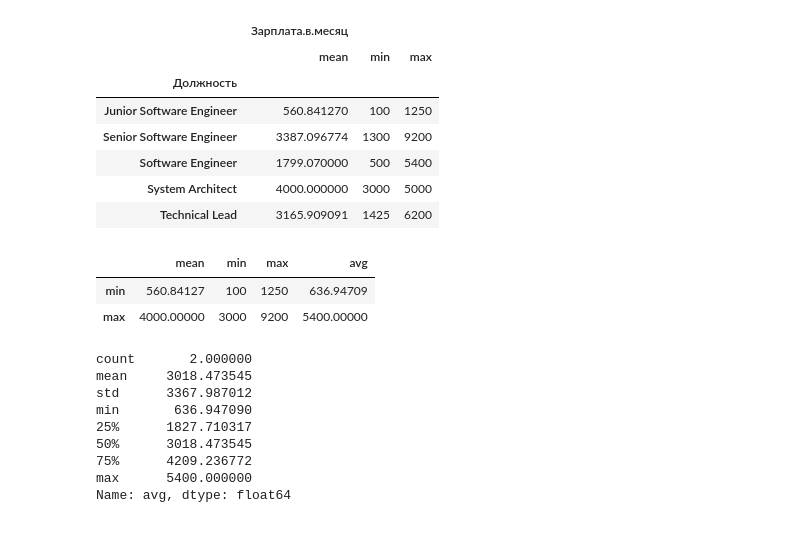
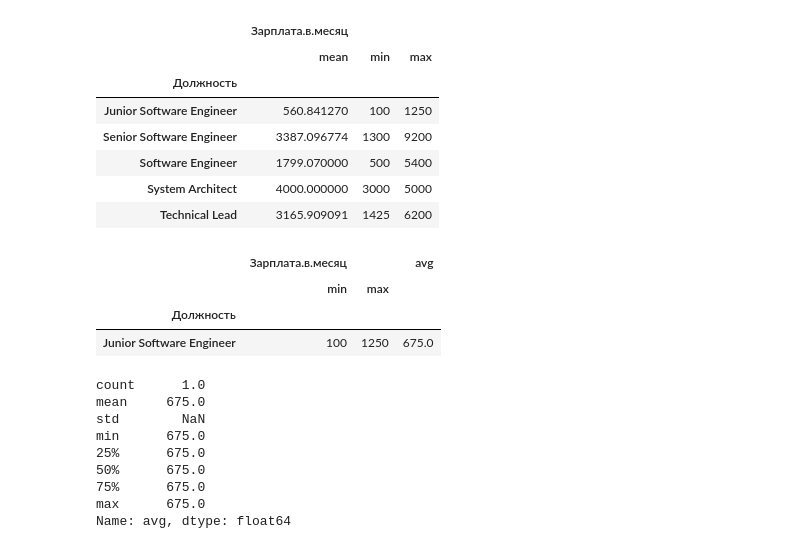
Before and after one commit to Mephod1y/DataScience, a Jupyter notebook: Hw2.2.ipynb, the cells around one changed output. Cells and saved outputs as stored; diff of their text form; code cells hidden in the pictures.

```diff
--- a/Hw2.2.ipynb
+++ b/Hw2.2.ipynb
@@ -140,30 +140,31 @@ grouped_data
 | Technical Lead | 3165.909091 | 1425 | 6200 |
 # %%
 # Створіть функцію fill_avg_salary, яка повертатиме середнє значення заробітної плати на місяць. Використовуйте її для методу apply та створіть новий стовпчик "avg"
-df1 = grouped_data['Зарплата.в.месяц'].agg(['min', 'max'])
-
-def fill_avg_salary(row):
+df1 = data.groupby(['Должность'])
+agg_func = {'Зарплата.в.месяц':['min', 'max']}
+df2 = df1.agg(agg_func)
+def mean_salary(row):
     return row.mean()
-
-df1['avg'] = df1.apply(fill_avg_salary, axis=1)
-df1
+df2['avg'] = df2.apply(mean_salary, axis=1)
+df2
 # %% [output]
-|  | mean | min | max | avg |
-| min | 560.84127 | 100 | 1250 | 636.94709 |
-| max | 4000.00000 | 3000 | 9200 | 5400.00000 |
+|  | Зарплата.в.месяц |  | avg |
+|  | min | max |  |
+| Должность |  |  |  |
+| Junior Software Engineer | 100 | 1250 | 675.0 |
 # %%
 # Створіть описову статистику за допомогою методу describe для нового стовпчика.
-df2 = df1['avg'].describe(include='all')
-df2
+df3 = df2['avg'].describe(include='all')
+df3
 # %% [output]
-count       2.000000
-mean     3018.473545
-std      3367.987012
-min       636.947090
-25%      1827.710317
-50%      3018.473545
-75%      4209.236772
-max      5400.000000
+count      1.0
+mean     675.0
+std        NaN
+min      675.0
+25%      675.0
+50%      675.0
+75%      675.0
+max      675.0
 Name: avg, dtype: float64
 # %%
 # Збережіть отриману таблицю в CSV файл
```
Also changed, not shown: parts of 1 cell of this notebook.
